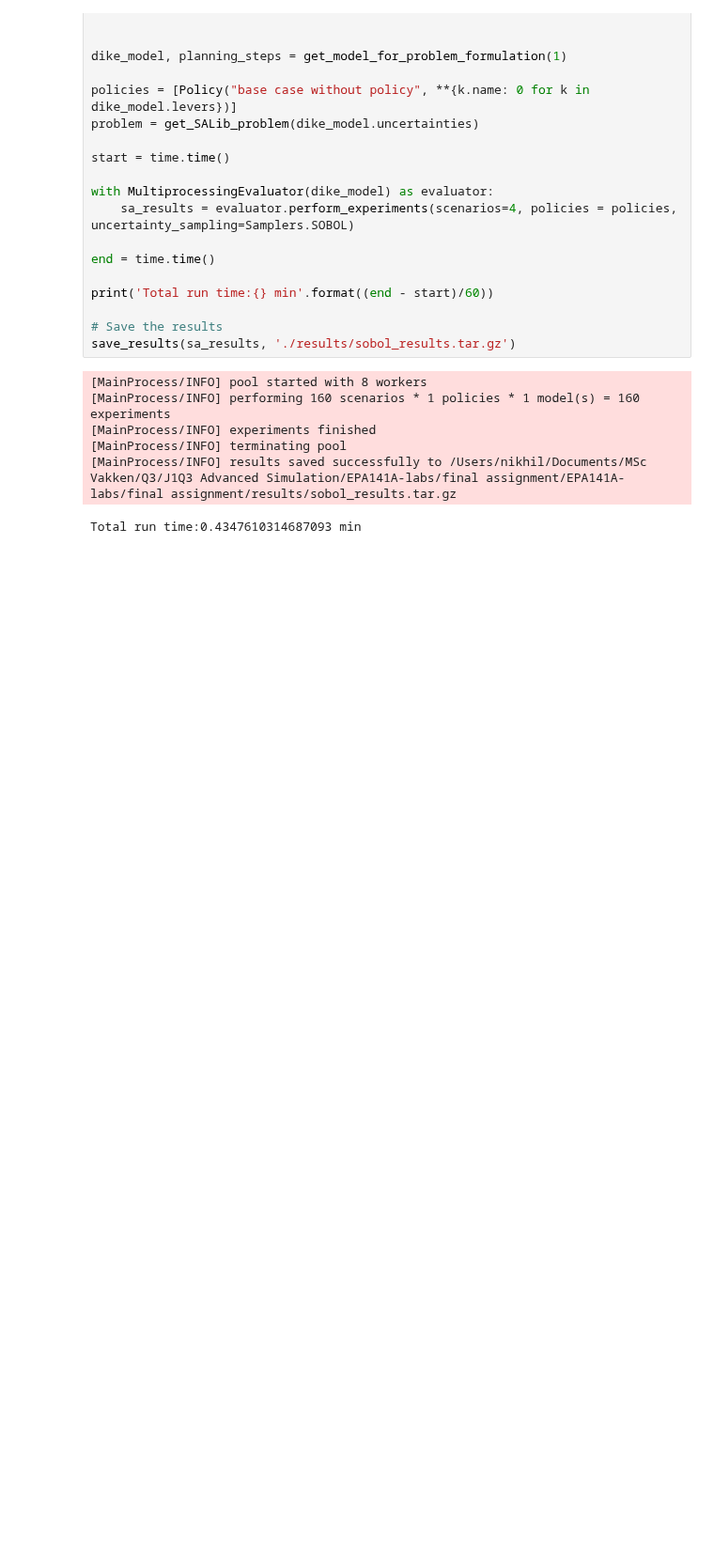
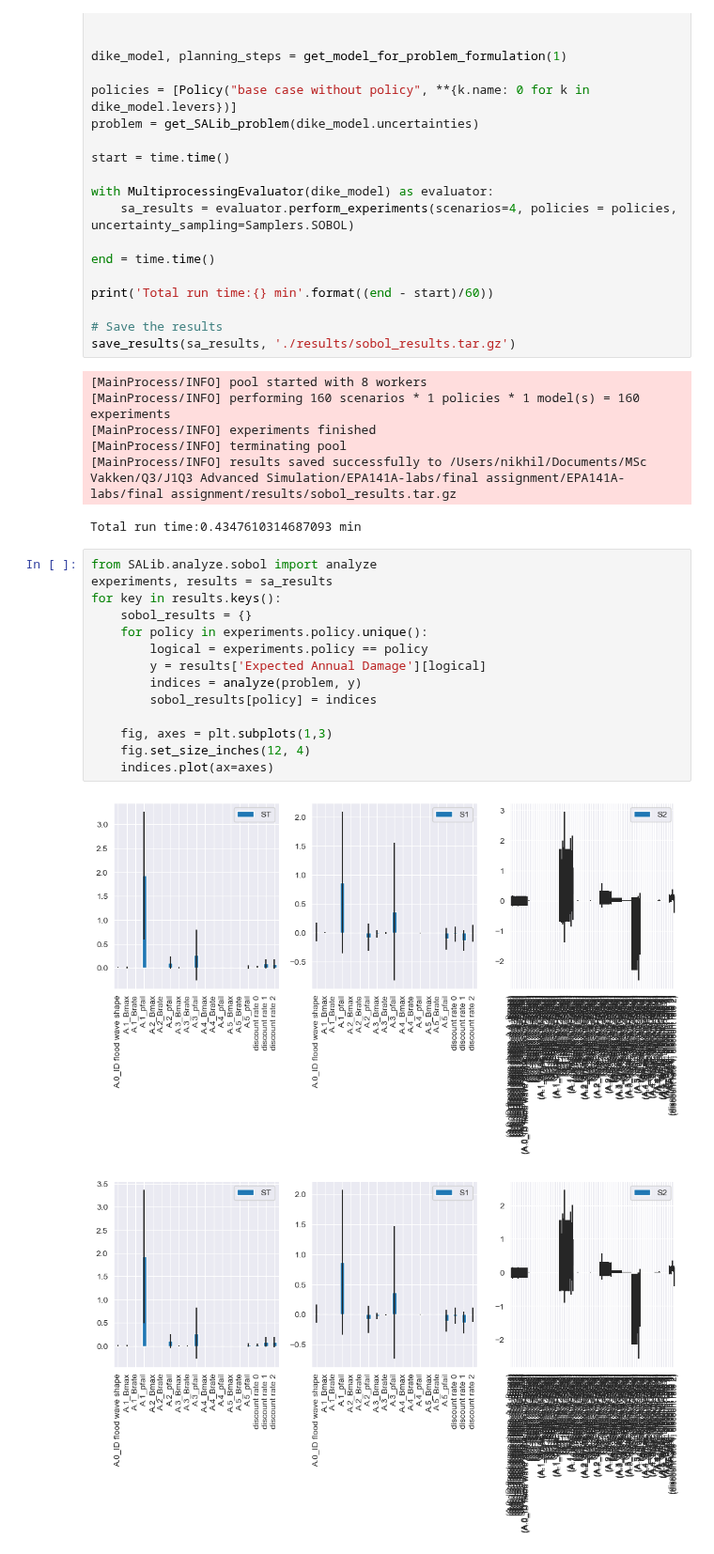
Before and after one commit to ndaswani1/EPA141A-labs, a Jupyter notebook: final assignment/dike_model_sensitivity.ipynb, the cells around one changed output. Shown at 94% size. Cells and saved outputs as stored; diff of their text form; blank space fills up the shorter version.

Commit message:
Sobol viz

```diff
--- a/final assignment/dike_model_sensitivity.ipynb
+++ b/final assignment/dike_model_sensitivity.ipynb
@@ -50,3 +50,20 @@ save_results(sa_results, './results/sobol_results.tar.gz')
 [MainProcess/INFO] terminating pool
 [MainProcess/INFO] results saved successfully to /Users/nikhil/Documents/MSc Vakken/Q3/J1Q3 Advanced Simulation/EPA141A-labs/final assignment/EPA141A-labs/final assignment/results/sobol_results.tar.gz
 Total run time:0.4347610314687093 min
+# %%
+from SALib.analyze.sobol import analyze
+experiments, results = sa_results
+for key in results.keys():
+    sobol_results = {}
+    for policy in experiments.policy.unique():
+        logical = experiments.policy == policy
+        y = results['Expected Annual Damage'][logical]
+        indices = analyze(problem, y)
+        sobol_results[policy] = indices
+
+    fig, axes = plt.subplots(1,3)
+    fig.set_size_inches(12, 4)
+    indices.plot(ax=axes)
+# %% [output]
+[figure, added]
+[figure, added]
```
Also changed, not shown: parts of 2 cells of this notebook.
